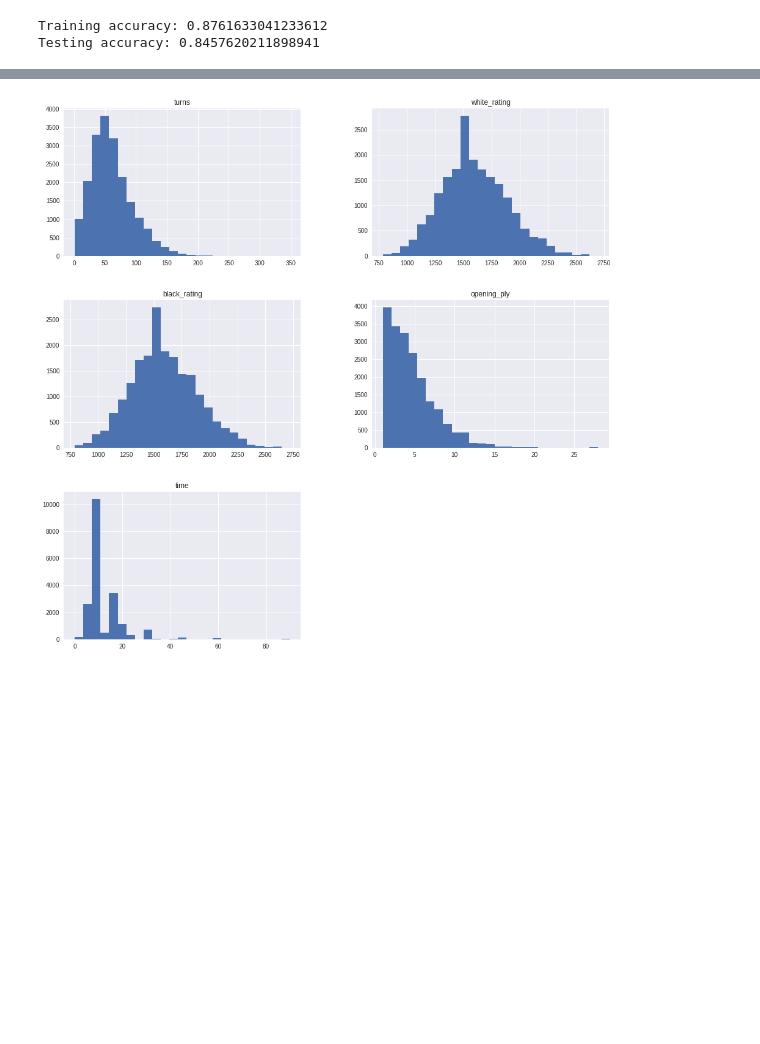
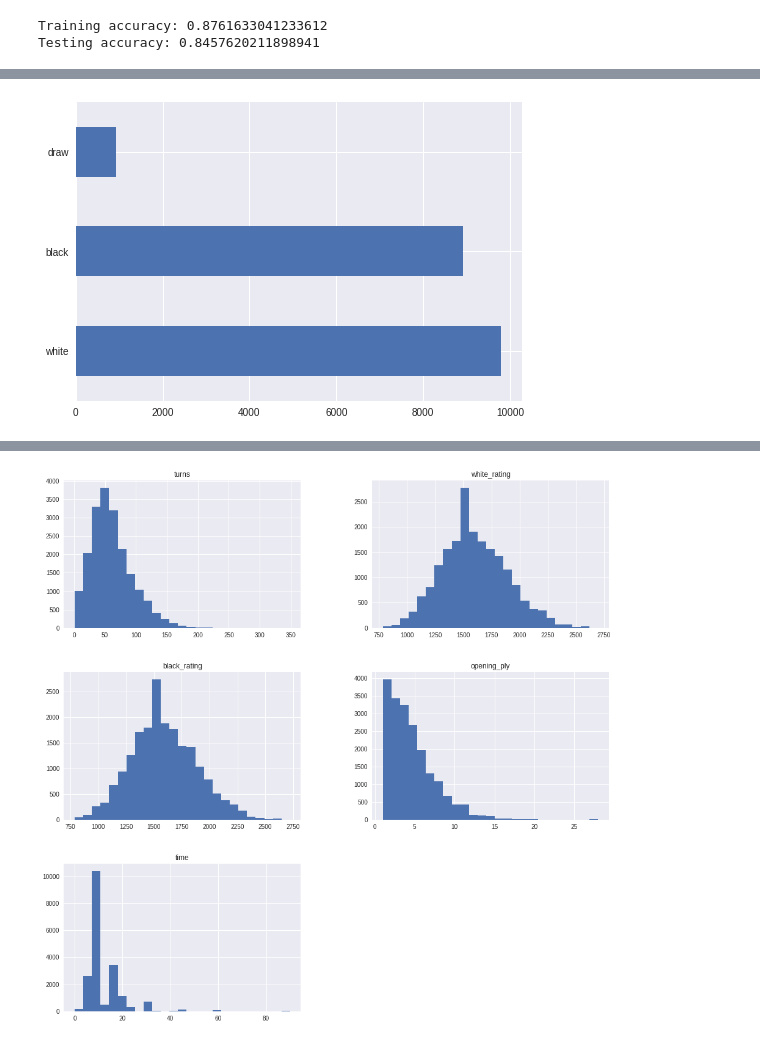
Before and after one commit to dylanahola/Chess_Learning_Algorithm, a Jupyter notebook: ChessProject2.ipynb, the cells around one changed output, grey strips where cells are left out. Drawn from its saved outputs; the diff is of its cells as text; code cells hidden in the pictures; blank space fills up the shorter version.

```diff
--- a/ChessProject2.ipynb
+++ b/ChessProject2.ipynb
@@ -535,0 +556,4 @@ df['winner'].value_counts()
+# %%
+df['winner'].value_counts()[:3].plot(kind= 'barh' );
+# %% [output]
+[figure, added]
```
Also changed, not shown: parts of 6 cells of this notebook.
